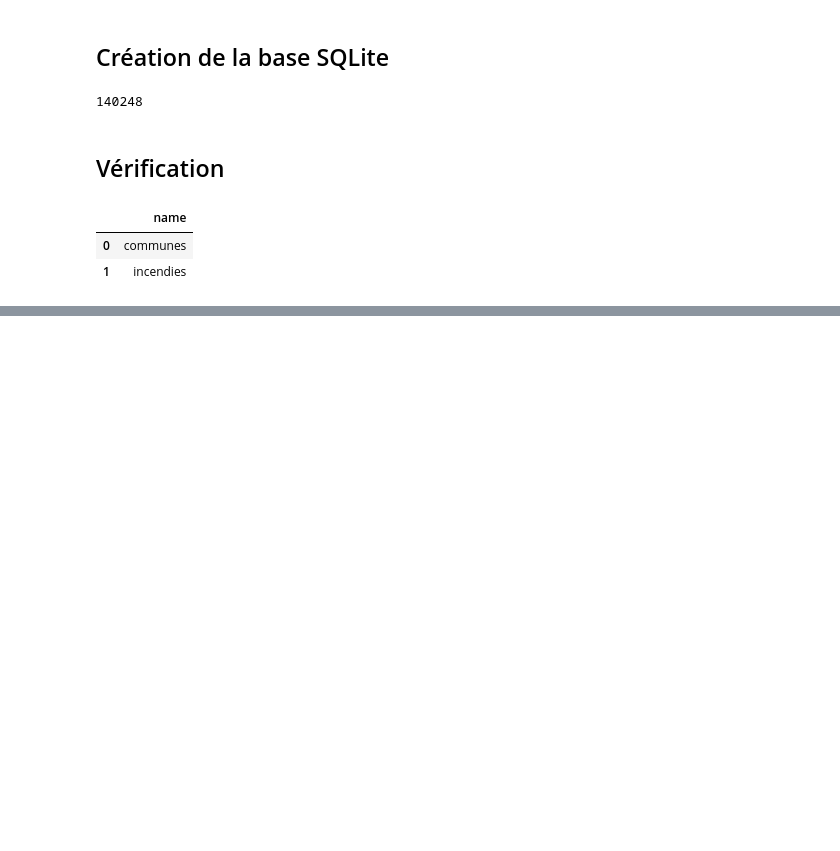
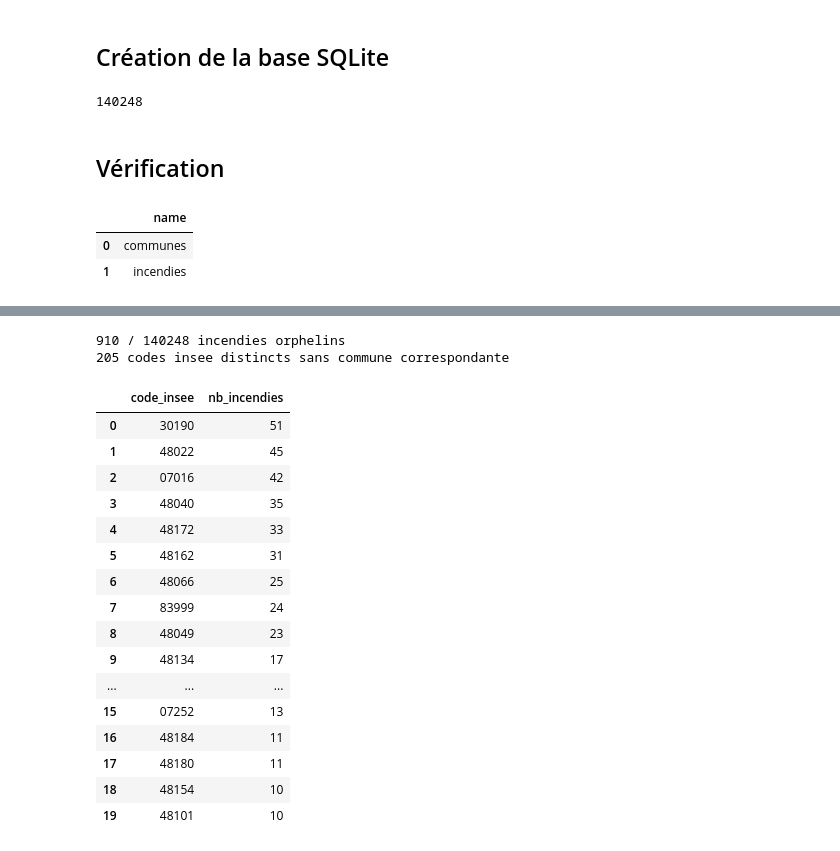
Before and after one commit to ines-lorquet/terre-vent-feu-eau-data, a Jupyter notebook: creation_base_sql.ipynb, the cells around one changed output, grey strips where cells are left out. Saved outputs shown, nothing was run; the diff lists cells and outputs as text; code cells hidden in the pictures; blank space fills up the shorter version.

```diff
--- a/creation_base_sql.ipynb
+++ b/creation_base_sql.ipynb
@@ -114,0 +115,34 @@ pd.read_sql(query, conn)
+# %%
+query_orphelins = f'''
+SELECT i."{COL_INSEE_INCENDIES}" as code_insee, COUNT(*) as nb_incendies
+FROM incendies i
+LEFT JOIN communes c ON i."{COL_INSEE_INCENDIES}" = c."{COL_INSEE_COMMUNES}"
+WHERE c."{COL_INSEE_COMMUNES}" IS NULL
+GROUP BY i."{COL_INSEE_INCENDIES}"
+ORDER BY nb_incendies DESC
+'''
+orphelins = pd.read_sql(query_orphelins, conn)
+
+print(orphelins["nb_incendies"].sum(), "/", len(incendies), "incendies orphelins")
+print(len(orphelins), "codes insee distincts sans commune correspondante")
+orphelins.head(20)
+# %% [output]
+910 / 140248 incendies orphelins
+205 codes insee distincts sans commune correspondante
+|  | code_insee | nb_incendies |
+| 0 | 30190 | 51 |
+| 1 | 48022 | 45 |
+| 2 | 07016 | 42 |
+| 3 | 48040 | 35 |
+| 4 | 48172 | 33 |
+| 5 | 48162 | 31 |
+| 6 | 48066 | 25 |
+| 7 | 83999 | 24 |
+| 8 | 48049 | 23 |
+| 9 | 48134 | 17 |
+| ... | ... | ... |
+| 15 | 07252 | 13 |
+| 16 | 48184 | 11 |
+| 17 | 48180 | 11 |
+| 18 | 48154 | 10 |
+| 19 | 48101 | 10 |
```
Also changed, not shown: parts of 9 cells of this notebook, 9 other files.
